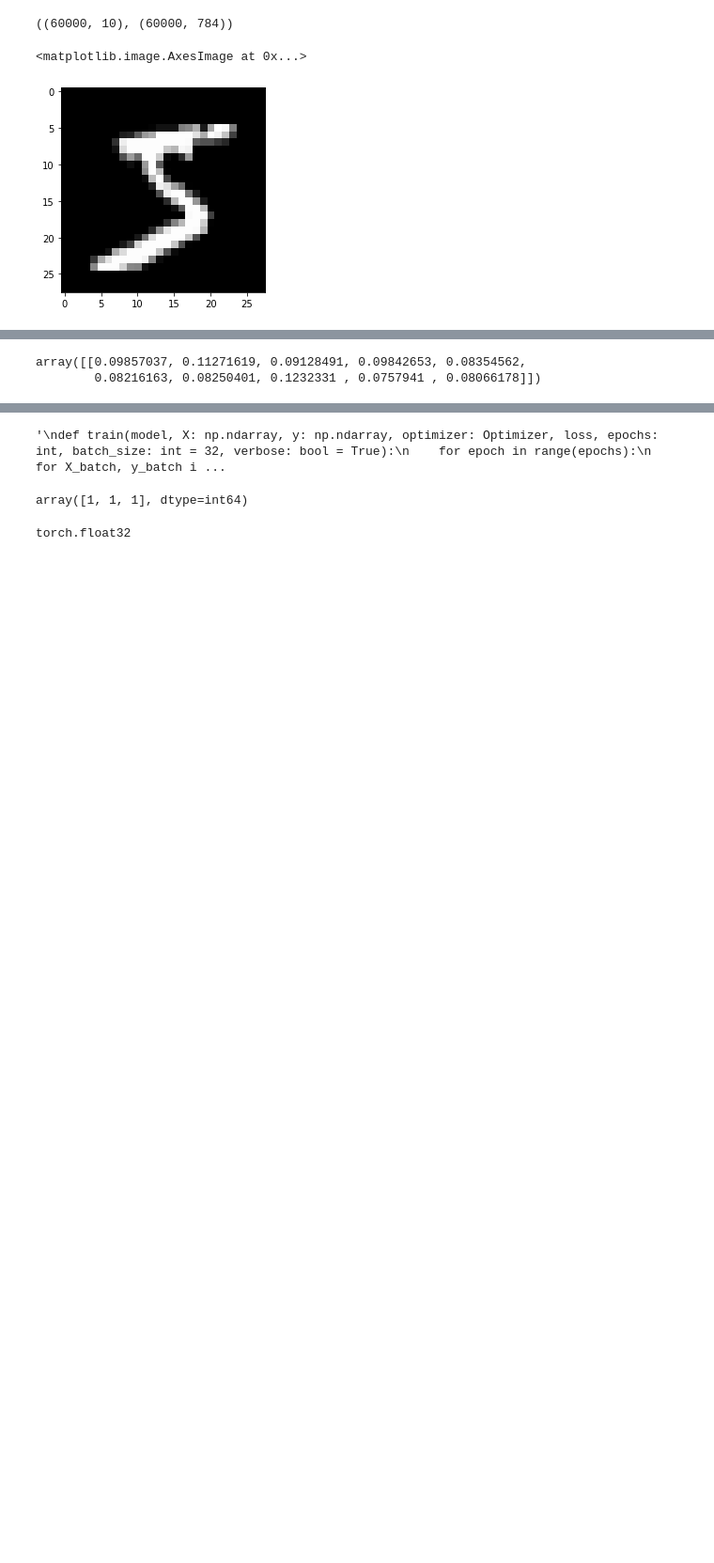
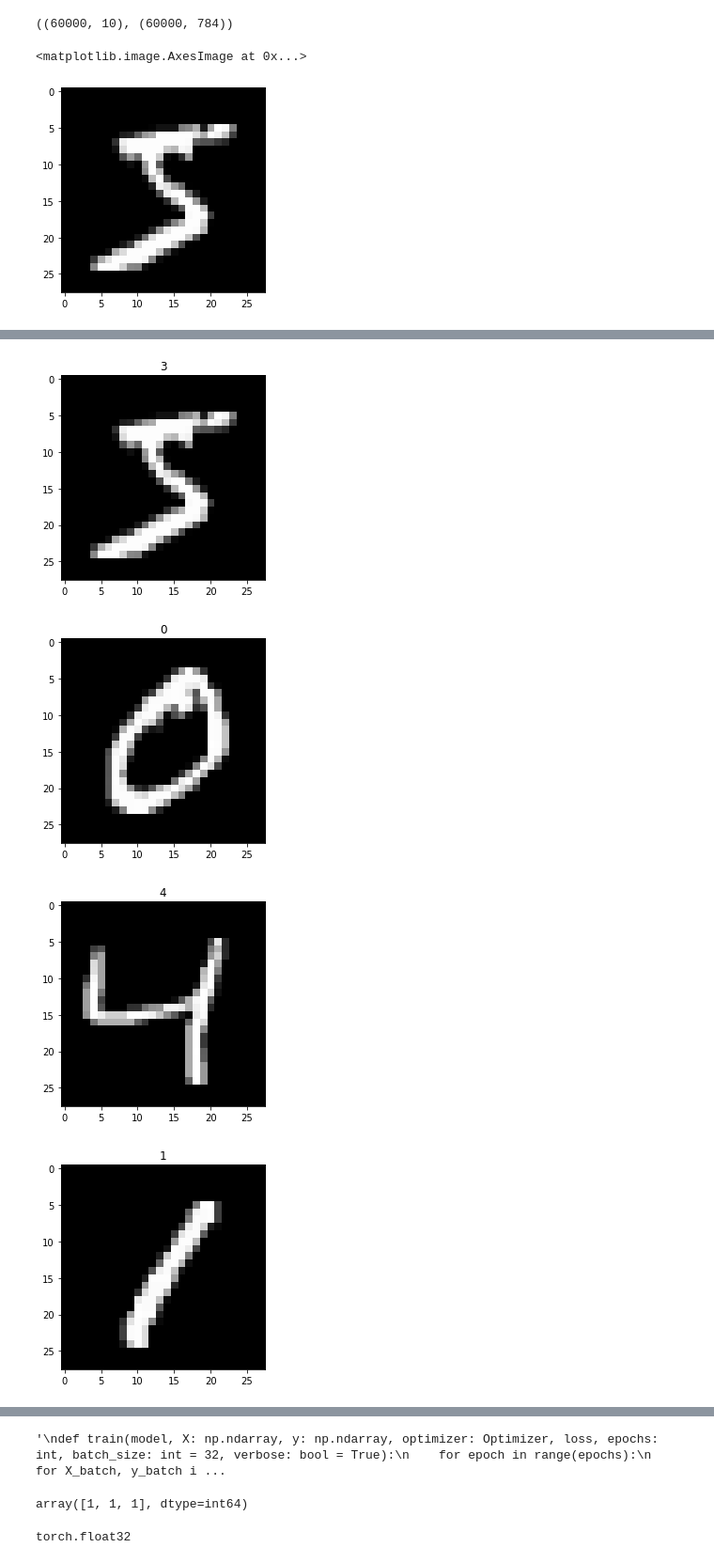
Before and after one commit to proshian/DNN_course, a Jupyter notebook: lab1/numpy_CNN/numpy_CNN.ipynb, the cells around one changed output, grey strips where cells are left out. Shown at 94% size. Cells and saved outputs as stored; diff of their text form; code cells hidden in the pictures; blank space fills up the shorter version.

```diff
--- a/lab1/numpy_CNN/numpy_CNN.ipynb
+++ b/lab1/numpy_CNN/numpy_CNN.ipynb
@@ -175,6 +182,11 @@ for key, value in history['train'].items():
 # %%
-model.forward(X_train[0])
-a
+for i in range(5):
+    pred_i = softmax(model.forward(X_train[i]))
+    plt.title(np.argmax(pred_i))
+    plt.imshow(X_train[i].reshape(28, 28))
+    plt.show()
 # %% [output]
-array([[0.09857037, 0.11271619, 0.09128491, 0.09842653, 0.08354562,
-        0.08216163, 0.08250401, 0.1232331 , 0.0757941 , 0.08066178]])
+[figure, added]
+[figure, added]
+[figure, added]
+[figure, added]
```
Also changed, not shown: parts of 10 cells of this notebook, 8 other files.
